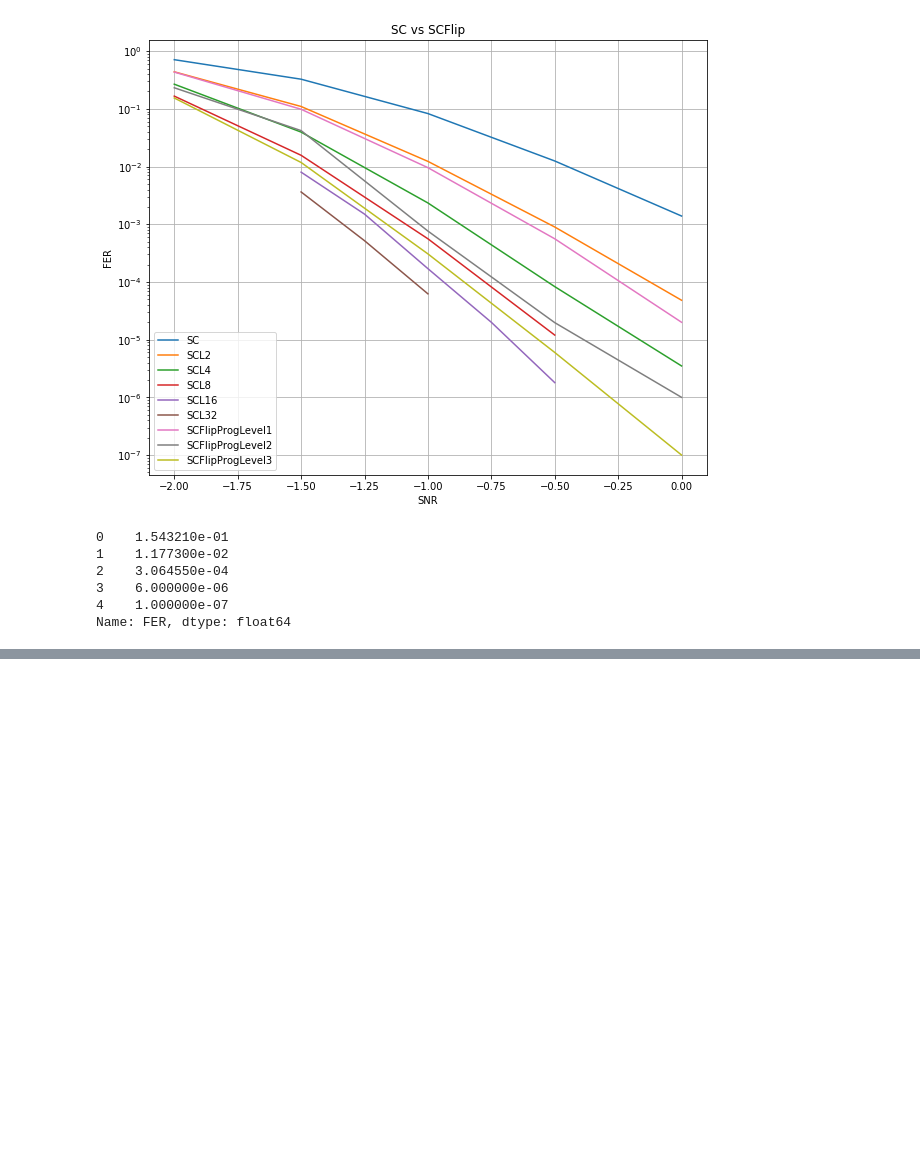
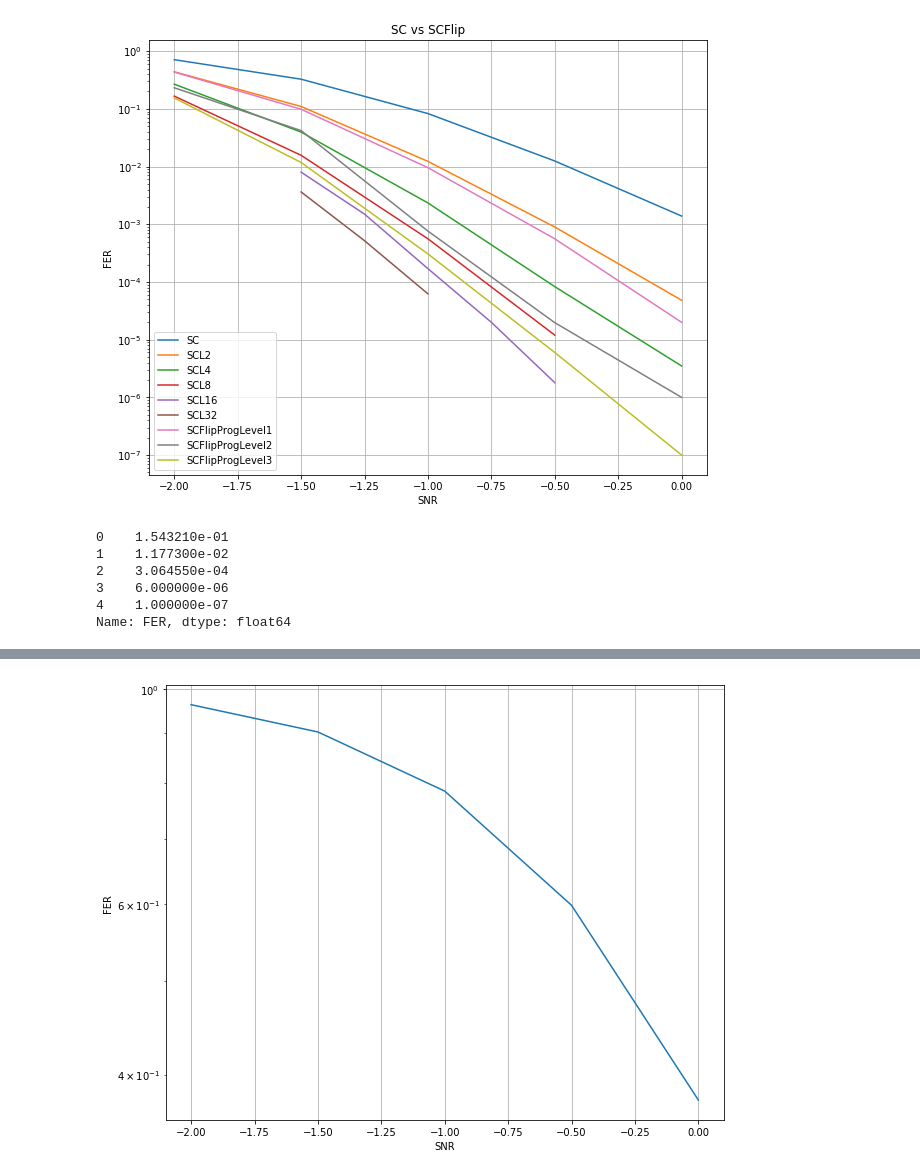
Before and after one commit to ISChetverikov/PolarCodes, a Jupyter notebook: results_plotting/PlotFerCurve.ipynb, the cells around one changed output, grey strips where cells are left out. Cells and saved outputs as stored; diff of their text form; code cells hidden in the pictures; blank space fills up the shorter version.

```diff
--- a/results_plotting/PlotFerCurve.ipynb
+++ b/results_plotting/PlotFerCurve.ipynb
@@ -55,0 +98,9 @@ Name: FER, dtype: float64
+# %%
+plt.figure(figsize=(10,8))
+plt.plot(snrivan, scivan)
+plt.xlabel("SNR")
+plt.grid(True)
+plt.ylabel("FER")
+plt.yscale('log')
+# %% [output]
+[figure, added]
```
Also changed, not shown: parts of 4 cells of this notebook, 19 other files.
